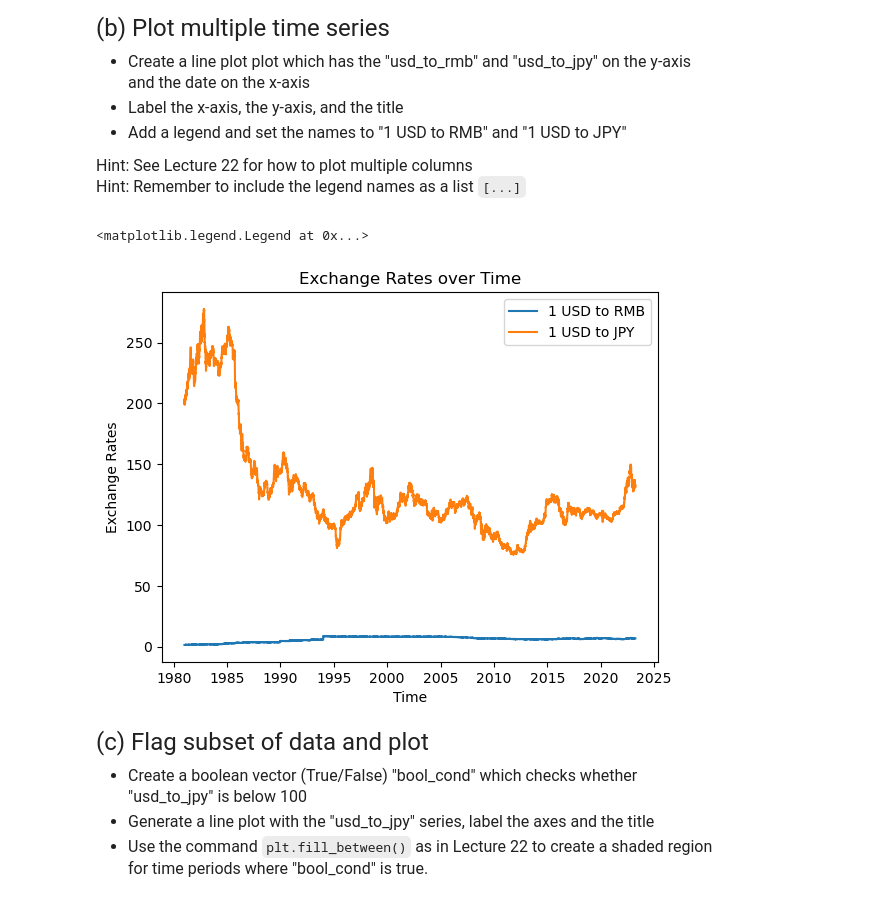
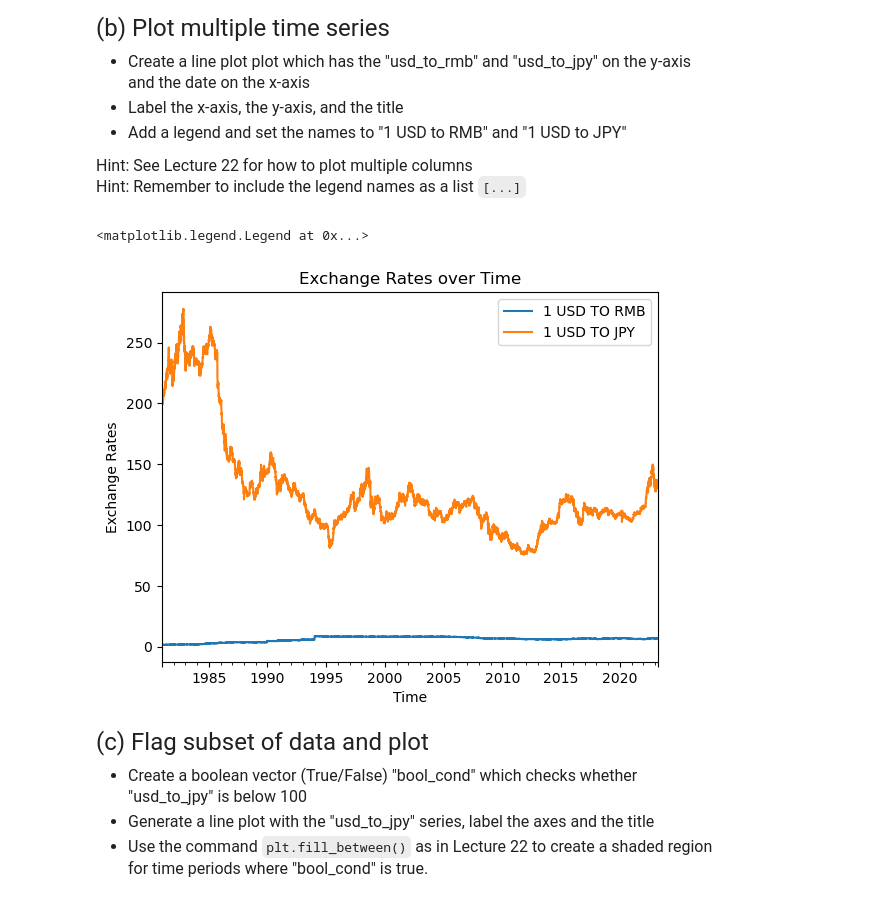
Before and after one commit to abbybrickman/qtm151spring2024, a Jupyter notebook: assignment10/assignment10.ipynb, the cells around one changed output. Saved outputs shown, nothing was run; the diff lists cells and outputs as text; code cells hidden in the pictures.

```diff
--- a/assignment10/assignment10.ipynb
+++ b/assignment10/assignment10.ipynb
@@ -66,15 +66,14 @@
 # %%
 # Write your own code
 
-plt.plot(exchangerates["datetime"], exchangerates["usd_to_rmb"], label='1 USD to RMB')
-plt.plot(exchangerates["datetime"], exchangerates["usd_to_jpy"], label='1 USD to JPY')
+exchangerates[["datetime","usd_to_rmb","usd_to_jpy"]].set_index("datetime").plot()
 plt.xlabel('Time')
 plt.ylabel('Exchange Rates')
 plt.title('Exchange Rates over Time')
-plt.legend()
+plt.legend(["1 USD TO RMB", "1 USD TO JPY"])
 # %% [output]
 <matplotlib.legend.Legend at 0x...>
-[figure, old version]
+[figure, new version]
 # %% [markdown]
 <font size = "5">
 
```
Also changed, not shown: parts of 3 cells of this notebook, 1 other file.
